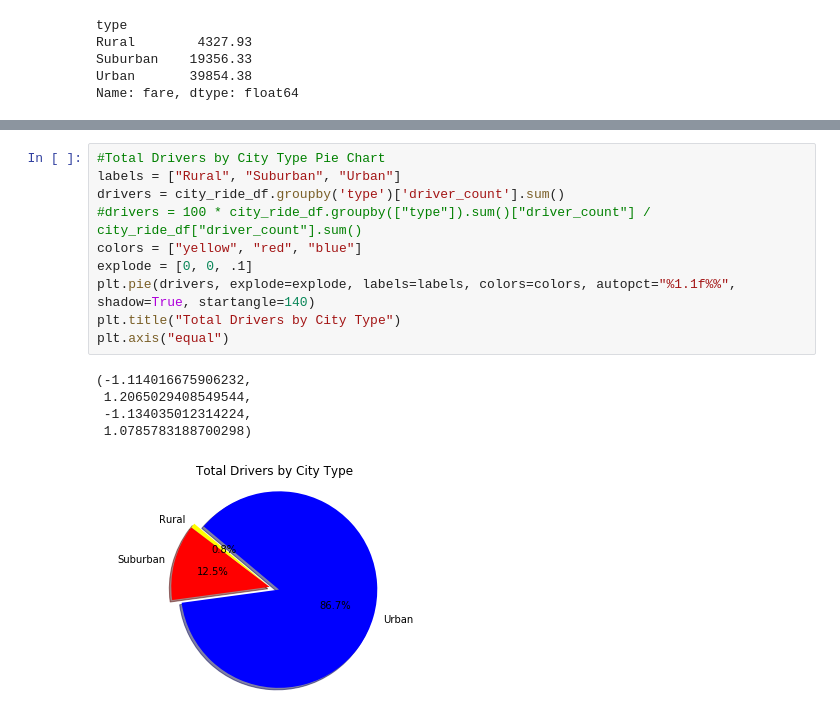
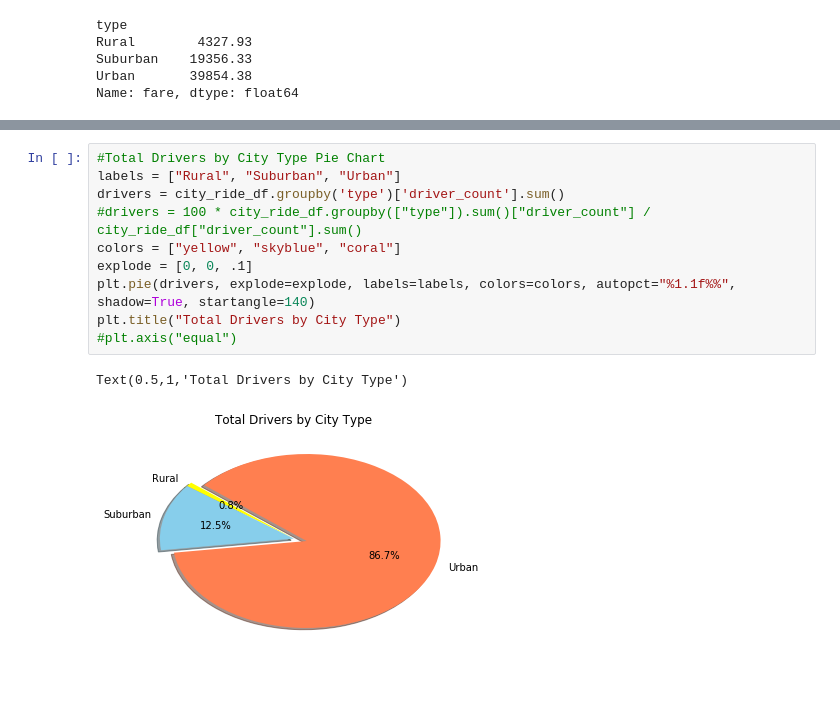
Before and after one commit to erjacobs2/Matplotlib, a Jupyter notebook: Pyber.ipynb, the cells around one changed output, grey strips where cells are left out. Saved outputs shown, nothing was run; the diff lists cells and outputs as text; blank space fills up the shorter version.

```diff
--- a/Pyber.ipynb
+++ b/Pyber.ipynb
@@ -138,18 +142,15 @@ plt.axis("equal")
 # %%
 #Total Drivers by City Type Pie Chart
 labels = ["Rural", "Suburban", "Urban"]
 drivers = city_ride_df.groupby('type')['driver_count'].sum()
 #drivers = 100 * city_ride_df.groupby(["type"]).sum()["driver_count"] / city_ride_df["driver_count"].sum()
-colors = ["yellow", "red", "blue"]
+colors = ["yellow", "skyblue", "coral"]
 explode = [0, 0, .1]
 plt.pie(drivers, explode=explode, labels=labels, colors=colors, autopct="%1.1f%%", shadow=True, startangle=140)
 plt.title("Total Drivers by City Type")
-plt.axis("equal")
+#plt.axis("equal")
 # %% [output]
-(-1.114016675906232,
- 1.2065029408549544,
- -1.134035012314224,
- 1.0785783188700298)
+Text(0.5,1,'Total Drivers by City Type')
-[figure, old version]
+[figure, new version]
 # %%
 #Notes
```
Also changed, not shown: parts of 4 cells of this notebook.
